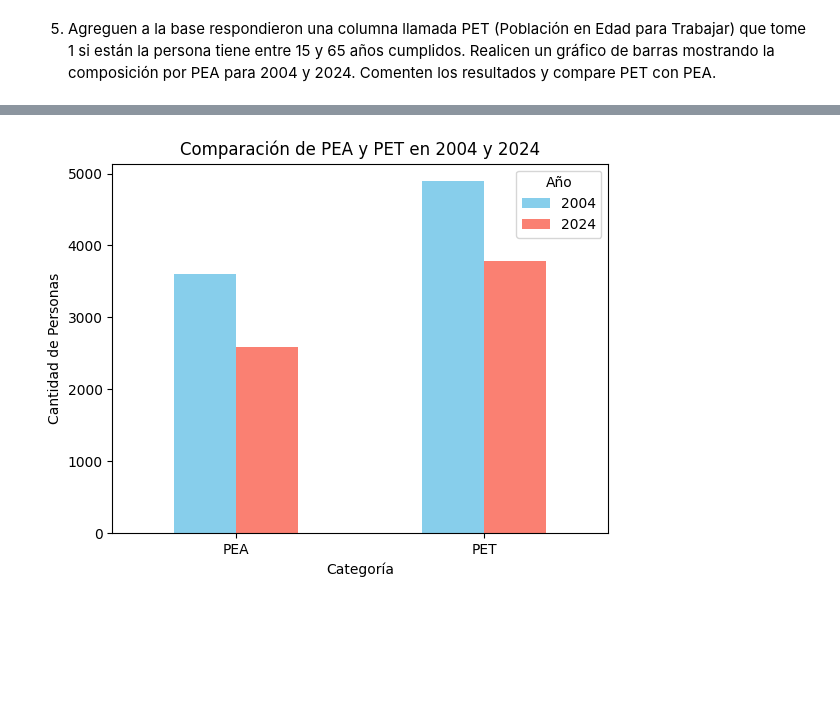
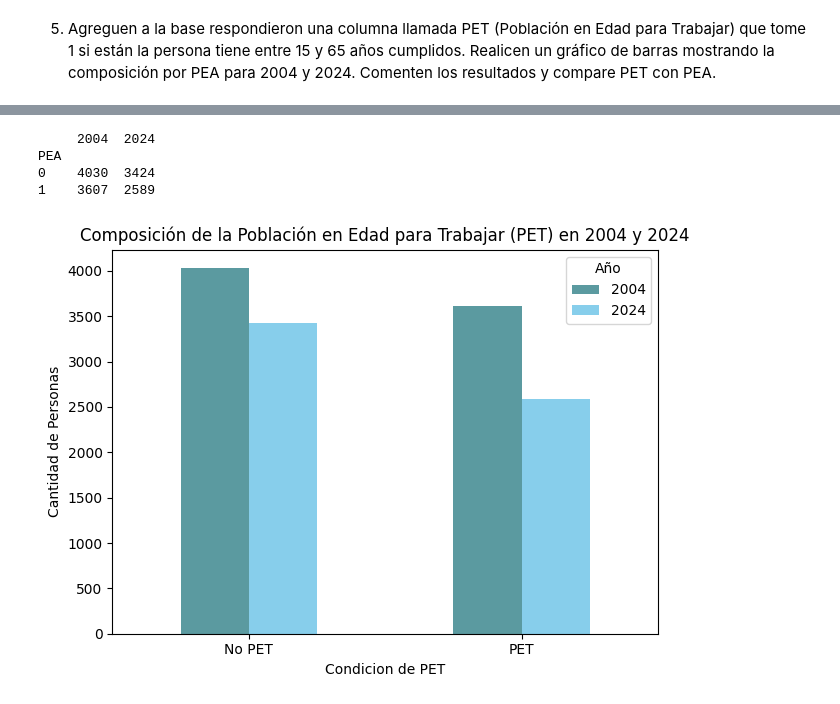
Before and after one commit to Freverendo/CC408-T13, a Jupyter notebook: TP3/TP3respuestas.ipynb, the cells around one changed output, grey strips where cells are left out. Saved outputs shown, nothing was run; the diff lists cells and outputs as text; code cells hidden in the pictures; blank space fills up the shorter version.

```diff
--- a/TP3/TP3respuestas.ipynb
+++ b/TP3/TP3respuestas.ipynb
@@ -409,8 +413,2 @@ See the caveats in the documentation: https://pandas.pydata.org/pandas-docs/stab
 # %% [markdown]
 5. Agreguen a la base respondieron una columna llamada PET (Población en Edad para Trabajar) que tome 1 si están la persona tiene entre 15 y 65 años cumplidos. Realicen un gráfico de barras mostrando la composición por PEA para 2004 y 2024. Comenten los resultados y compare PET con PEA.
-# %%
-# Creamos la nueva columna PET como un DataFrame separado
-pet_column = pd.DataFrame({'PET': respondieron['CH06'].apply(lambda x: 1 if 15 <= x <= 65 else 0)})
-
-# Agregamos la columna PET al DataFrame 'respondieron'
-respondieron = pd.concat([respondieron, pet_column], axis=1)
@@ -419,22 +415,32 @@ ESTE PUNTO NO ENTENDÍ MUY BIEN SI ES A ESTO QUE SE REFIERE LA CONSIGNA
-# %%
-# Filtramos los datos de 2004 y 2024
-data_2004 = respondieron[respondieron['ANO4'] == 2004]
-data_2024 = respondieron[respondieron['ANO4'] == 2024]
-
-# Creamos tablas de resumen para PEA y PET
-pea_pet_2004 = data_2004[['PEA', 'PET']].sum()
-pea_pet_2024 = data_2024[['PEA', 'PET']].sum()
-
-# Combinamos los datos en un DataFrame
-pea_pet_summary = pd.DataFrame({'2004': pea_pet_2004, '2024': pea_pet_2024})
-
-# Realizamos un gráfico de barras
-pea_pet_summary.plot(kind='bar', color=['skyblue', 'salmon'])
-plt.title("Comparación de PEA y PET en 2004 y 2024")
-plt.xlabel("Categoría")
-plt.ylabel("Cantidad de Personas")
-plt.xticks(rotation=0)
-plt.legend(title='Año')
-plt.show()
-# %% [output]
-[figure, removed]
+# %%
+# Crear la columna PET en respondieron que vale 1 si la edad esta entre 15 y 65
+respondieron.loc[:, 'PET'] = respondieron['CH06'].apply(lambda x: 1 if 15 <= x <= 65 else 0)
+
+# Contar la cantidad de personas en PEA y no PEA para cada año
+pet_2004 = respondieron_2004['PEA'].value_counts()
+pet_2024 = respondieron_2024['PEA'].value_counts()
+
+# Crear un DataFrame para facilitar la visualización
+df_pet = pd.DataFrame({
+    '2004': pet_2004,
+    '2024': pet_2024
+}) # Rellenar valores NaN con 0 si falta alguna categoría
+
+# Verificar la estructura del DataFrame
+print(df_pet)
+
+# Graficar la composición por PEA para 2004 y 2024
+df_pet.plot(kind='bar', color=['#5b9aa0', 'skyblue'])
+plt.title('Composición de la Población en Edad para Trabajar (PET) en 2004 y 2024')
+plt.xlabel('Condicion de PET')
+plt.ylabel('Cantidad de Personas')
+plt.xticks(ticks=[0, 1], labels=['No PET', 'PET'], rotation=0)
+plt.legend(title='Año', loc = 'upper right')
+plt.tight_layout()
+plt.show()
+# %% [output]
+     2004  2024
+PEA
+0    4030  3424
+1    3607  2589
+[figure, added]
```
Also changed, not shown: parts of 10 cells of this notebook, 2 other files.
